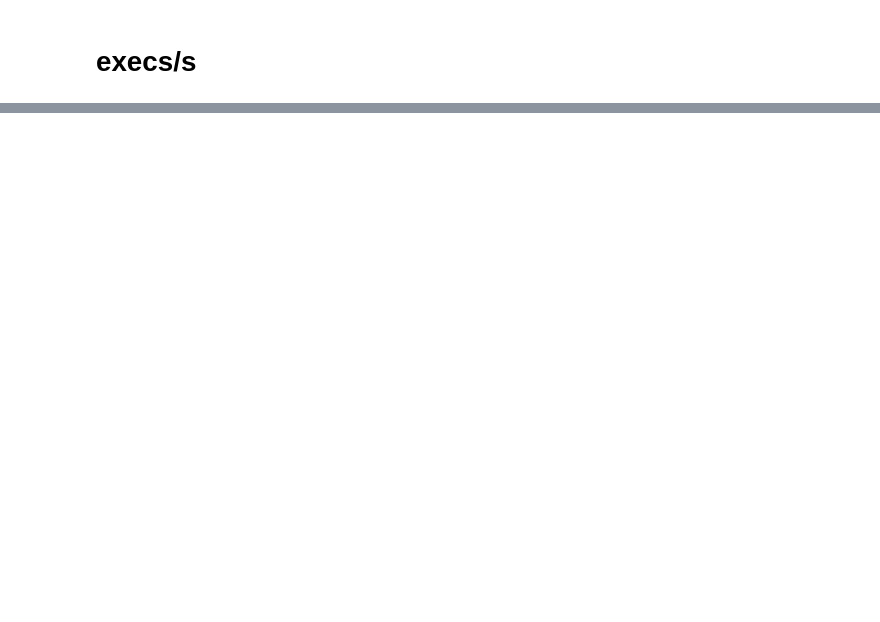
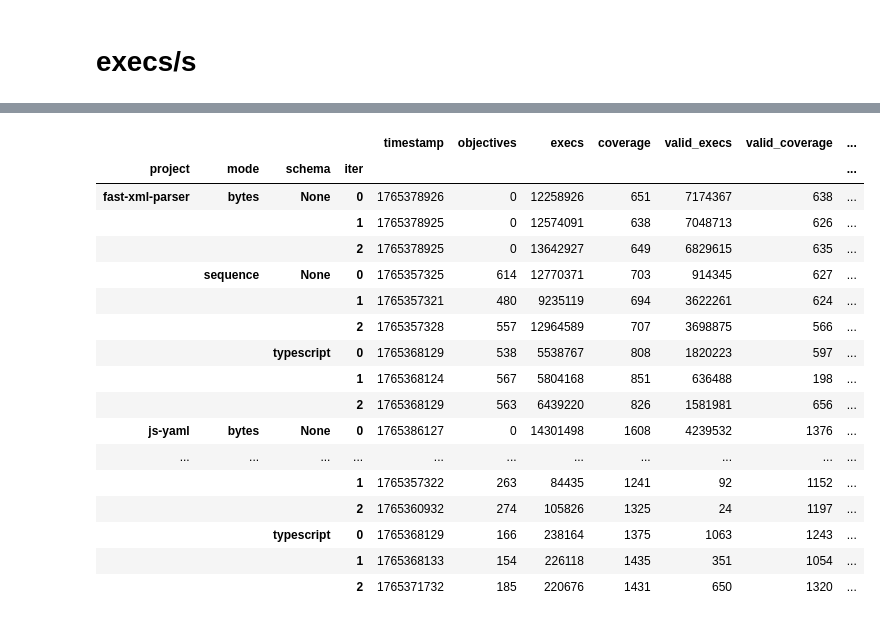
Before and after one commit to mayant15/railcar, a Jupyter notebook: infra/report.ipynb, the cells around one changed output, grey strips where cells are left out. Saved outputs shown, nothing was run; the diff lists cells and outputs as text; code cells hidden in the pictures; blank space fills up the shorter version.

```diff
--- a/infra/report.ipynb
+++ b/infra/report.ipynb
@@ -119,0 +169,4 @@ pd.concat(es, axis=1).transpose()
+# %%
+df = get_all_data(conn)
+df = df[df['project'].isin(projects)]
+print(df.groupby(['project', 'mode', 'schema'])[['covpct', 'valid_covpct']].mean().loc[projects].to_latex())
@@ -119,0 +193,13 @@ pd.concat(es, axis=1).transpose()
+# %%
+def execs(df):
+    df = df.groupby(["project", "mode", "schema", "iter"]).last()[['execs', 'valid_execs']]
+    df = (df['valid_execs'] * 100 / df['execs']).reset_index(level="iter")
+    return df.groupby(["project", "mode", "schema"])[0].mean()
+
+def get_with_adjusted_time(conn):
+    df = get_all_data(conn)
+    df = df[df['project'].isin(projects)]
+    groups = df.groupby(["project", "mode", "schema", "iter"])
+    df["start_time"] = groups['timestamp'].transform("first")
+    df['adjusted_time'] = df['timestamp'] - df['start_time']
+    return df
@@ -119,0 +243,3 @@ pd.concat(es, axis=1).transpose()
+# %%
+df = get_with_adjusted_time(conn)
+df = df[df['adjusted_time'] > 3000]
@@ -119,0 +266,5 @@ pd.concat(es, axis=1).transpose()
+# %%
+groups = df.groupby(["project", "mode", "schema", "iter"])
+first = groups.first()
+last = groups.last()
+# df['valid_execs'] * 100 / df['execs']
@@ -119,0 +287,21 @@ pd.concat(es, axis=1).transpose()
+# %%
+last
+# %% [output]
+|  |  |  |  | timestamp | objectives | execs | coverage | valid_execs | valid_coverage | ... |
+| project | mode | schema | iter |  |  |  |  |  |  | ... |
+| fast-xml-parser | bytes | None | 0 | 1765378926 | 0 | 12258926 | 651 | 7174367 | 638 | ... |
+|  |  |  | 1 | 1765378925 | 0 | 12574091 | 638 | 7048713 | 626 | ... |
+|  |  |  | 2 | 1765378925 | 0 | 13642927 | 649 | 6829615 | 635 | ... |
+|  | sequence | None | 0 | 1765357325 | 614 | 12770371 | 703 | 914345 | 627 | ... |
+|  |  |  | 1 | 1765357321 | 480 | 9235119 | 694 | 3622261 | 624 | ... |
+|  |  |  | 2 | 1765357328 | 557 | 12964589 | 707 | 3698875 | 566 | ... |
+|  |  | typescript | 0 | 1765368129 | 538 | 5538767 | 808 | 1820223 | 597 | ... |
+|  |  |  | 1 | 1765368124 | 567 | 5804168 | 851 | 636488 | 198 | ... |
+|  |  |  | 2 | 1765368129 | 563 | 6439220 | 826 | 1581981 | 656 | ... |
+| js-yaml | bytes | None | 0 | 1765386127 | 0 | 14301498 | 1608 | 4239532 | 1376 | ... |
+| ... | ... | ... | ... | ... | ... | ... | ... | ... | ... | ... |
+|  |  |  | 1 | 1765357322 | 263 | 84435 | 1241 | 92 | 1152 | ... |
+|  |  |  | 2 | 1765360932 | 274 | 105826 | 1325 | 24 | 1197 | ... |
+|  |  | typescript | 0 | 1765368129 | 166 | 238164 | 1375 | 1063 | 1243 | ... |
+|  |  |  | 1 | 1765368133 | 154 | 226118 | 1435 | 351 | 1054 | ... |
+|  |  |  | 2 | 1765371732 | 185 | 220676 | 1431 | 650 | 1320 | ... |
```
Also changed, not shown: parts of 23 cells of this notebook, 14 other files.
